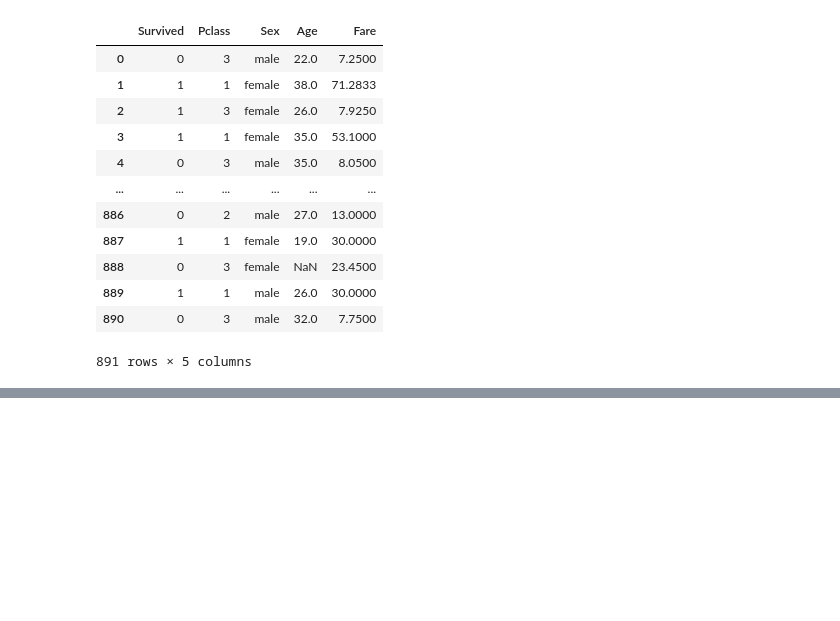
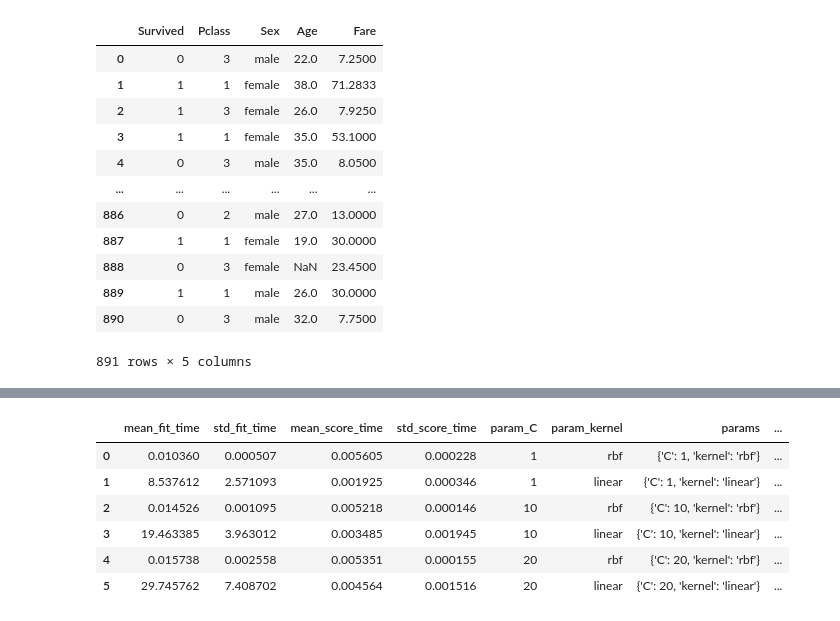
Before and after one commit to HaleyKwok/The_Patchwork_Quilt_of_Python, a Jupyter notebook: Kaggle_Titanic/Titanic.ipynb, the cells around one changed output, grey strips where cells are left out. Saved outputs shown, nothing was run; the diff lists cells and outputs as text; code cells hidden in the pictures; blank space fills up the shorter version.

```diff
--- a/Kaggle_Titanic/Titanic.ipynb
+++ b/Kaggle_Titanic/Titanic.ipynb
@@ -81,0 +134,11 @@ df_train.Sex
+# %%
+from sklearn.model_selection import train_test_split
+X_train, X_test, y_train, y_test = train_test_split(df_train.iloc[:, 1:], df_train.iloc[:, 0], test_size=0.2, random_state=0)
+# %%
+from sklearn.model_selection import GridSearchCV
+from sklearn import svm
+df_train2 = df_train
+df_train2 = GridSearchCV(svm.SVC(gamma = 'auto'), {
+    'C': [1, 10, 20],
+    'kernel': ['rbf', 'linear']},
+    cv=5, return_train_score=False)
@@ -81,0 +170,11 @@ df_train.Sex
+# %%
+newdf = pd.DataFrame(df_train2.cv_results_)
+newdf
+# %% [output]
+|  | mean_fit_time | std_fit_time | mean_score_time | std_score_time | param_C | param_kernel | params | ... |
+| 0 | 0.010360 | 0.000507 | 0.005605 | 0.000228 | 1 | rbf | {'C': 1, 'kernel': 'rbf'} | ... |
+| 1 | 8.537612 | 2.571093 | 0.001925 | 0.000346 | 1 | linear | {'C': 1, 'kernel': 'linear'} | ... |
+| 2 | 0.014526 | 0.001095 | 0.005218 | 0.000146 | 10 | rbf | {'C': 10, 'kernel': 'rbf'} | ... |
+| 3 | 19.463385 | 3.963012 | 0.003485 | 0.001945 | 10 | linear | {'C': 10, 'kernel': 'linear'} | ... |
+| 4 | 0.015738 | 0.002558 | 0.005351 | 0.000155 | 20 | rbf | {'C': 20, 'kernel': 'rbf'} | ... |
+| 5 | 29.745762 | 7.408702 | 0.004564 | 0.001516 | 20 | linear | {'C': 20, 'kernel': 'linear'} | ... |
```
Also changed, not shown: parts of 16 cells of this notebook, 2 other files.
